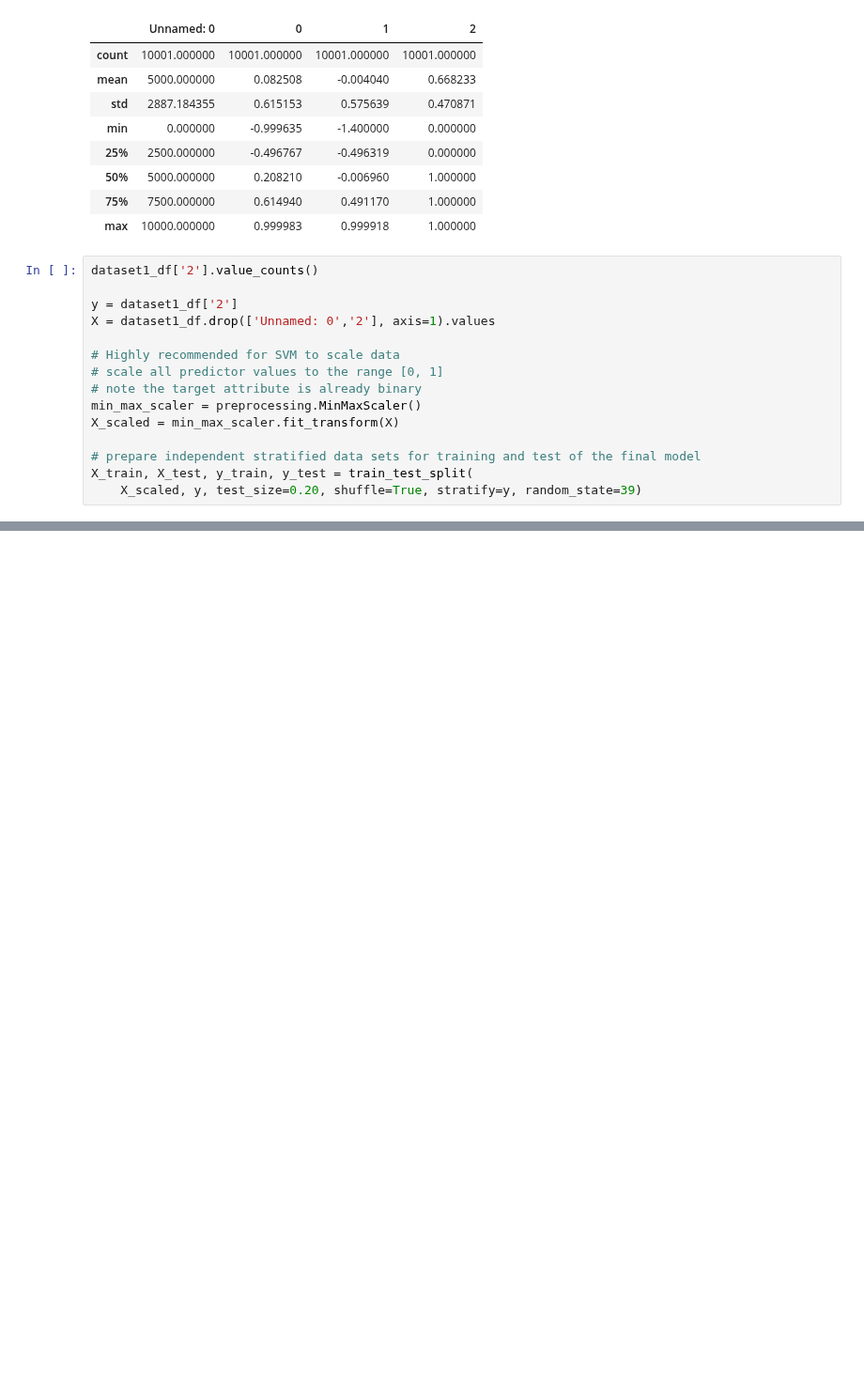
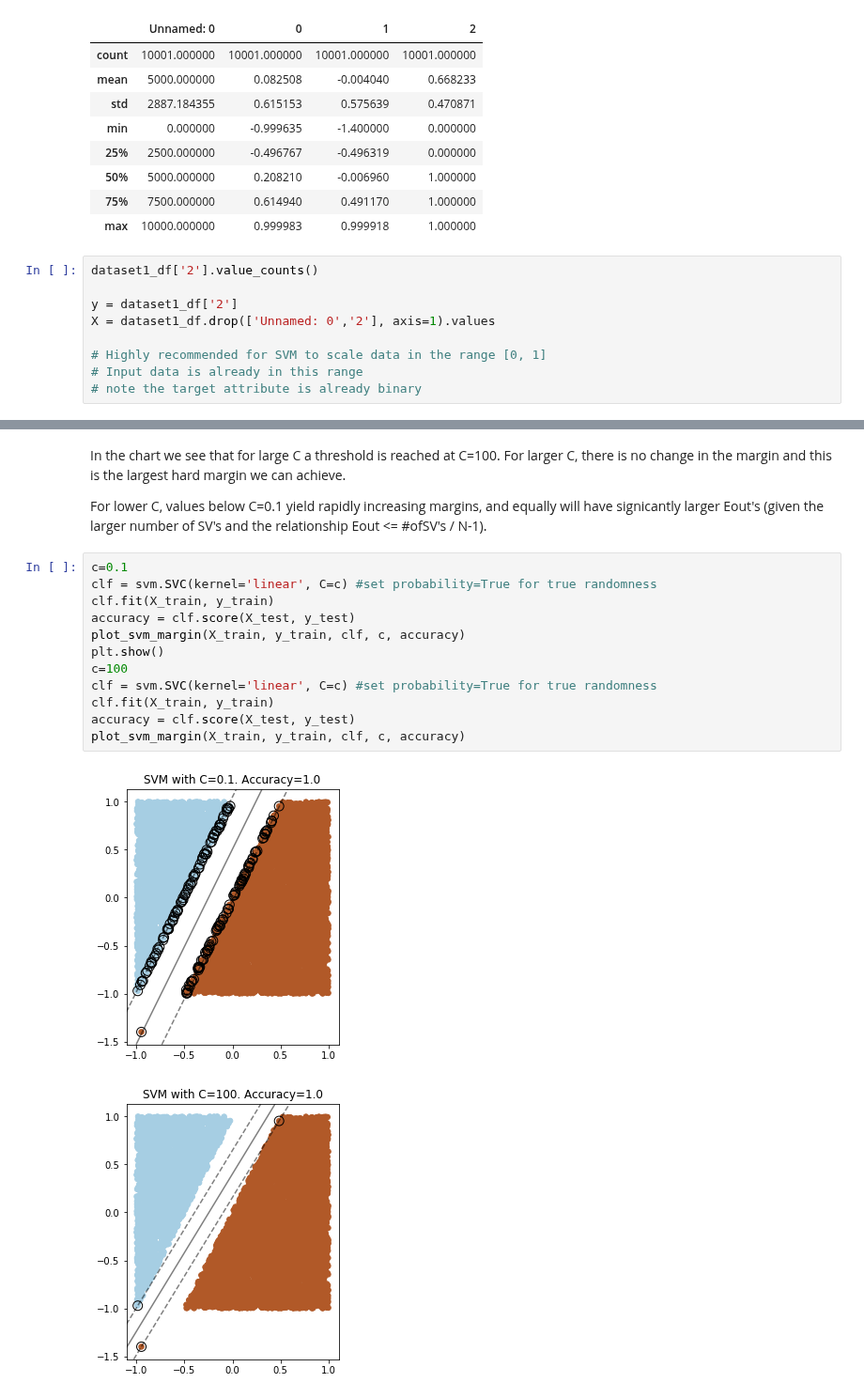
Before and after one commit to vipulpopat/MSCAI_Sem1_Etivity5, a Jupyter notebook: 18200036_Etivity5_CE6002.ipynb, the cells around one changed output, grey strips where cells are left out. Shown at 94% size. Cells and saved outputs as stored; diff of their text form; blank space fills up the shorter version.

```diff
--- a/18200036_Etivity5_CE6002.ipynb
+++ b/18200036_Etivity5_CE6002.ipynb
@@ -37,12 +64,6 @@ dataset1_df['2'].value_counts()
 y = dataset1_df['2']
 X = dataset1_df.drop(['Unnamed: 0','2'], axis=1).values
 
-# Highly recommended for SVM to scale data
-# scale all predictor values to the range [0, 1]
+# Highly recommended for SVM to scale data in the range [0, 1]
+# Input data is already in this range
 # note the target attribute is already binary
-min_max_scaler = preprocessing.MinMaxScaler()
-X_scaled = min_max_scaler.fit_transform(X)
-
-# prepare independent stratified data sets for training and test of the final model
-X_train, X_test, y_train, y_test = train_test_split(
-    X_scaled, y, test_size=0.20, shuffle=True, stratify=y, random_state=39)
@@ -95,0 +137,19 @@ ax.scatter(clf.support_vectors_[:, 0], clf.support_vectors_[:, 1], s=100,
+# %% [markdown]
+In the chart we see that for large C a threshold is reached at C=100. For larger C, there is no change in the margin and this is the largest hard margin we can achieve.
+
+For lower C, values below C=0.1 yield rapidly increasing margins, and equally will have signicantly larger Eout's (given the larger number of SV's and the relationship Eout <= #ofSV's / N-1).
+# %%
+c=0.1
+clf = svm.SVC(kernel='linear', C=c) #set probability=True for true randomness
+clf.fit(X_train, y_train)
+accuracy = clf.score(X_test, y_test)
+plot_svm_margin(X_train, y_train, clf, c, accuracy)
+plt.show()
+c=100
+clf = svm.SVC(kernel='linear', C=c) #set probability=True for true randomness
+clf.fit(X_train, y_train)
+accuracy = clf.score(X_test, y_test)
+plot_svm_margin(X_train, y_train, clf, c, accuracy)
+# %% [output]
+[figure, added]
+[figure, added]
```
Also changed, not shown: parts of 23 cells of this notebook, 1 other file.
